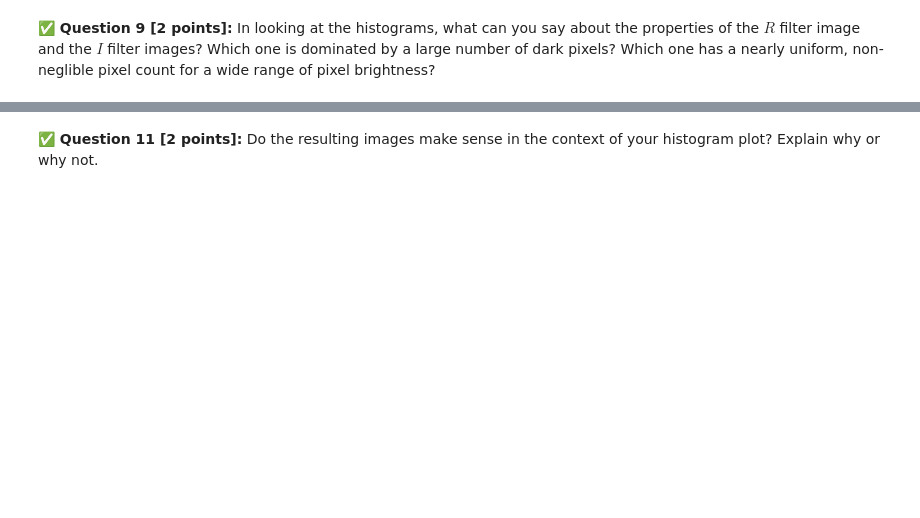
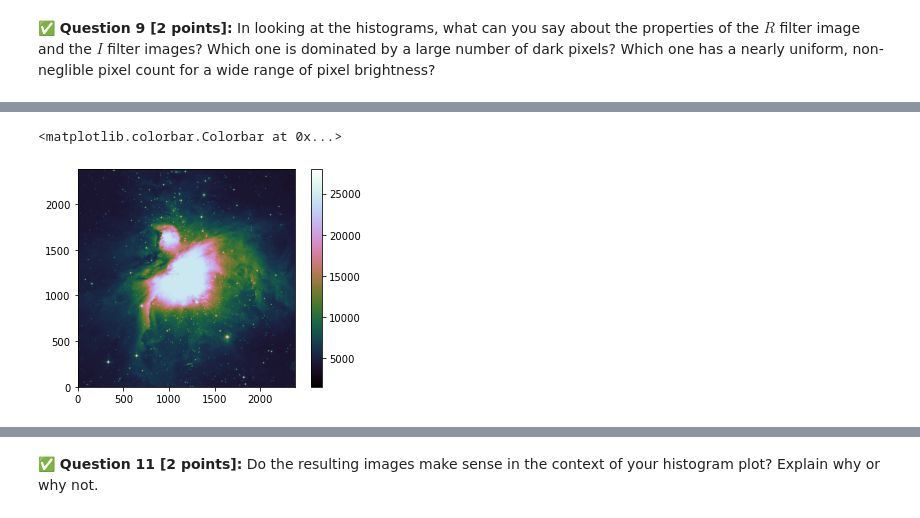
Before and after one commit to Michael-Bellaver/cmse202-s21-turnin, a Jupyter notebook: hw-01/HW-01_GitPracticeDebuggingAndPythonPackages-STUDENT.ipynb, the cells around one changed output, grey strips where cells are left out. Saved outputs shown, nothing was run; the diff lists cells and outputs as text; code cells hidden in the pictures; blank space fills up the shorter version.

```diff
--- a/hw-01/HW-01_GitPracticeDebuggingAndPythonPackages-STUDENT.ipynb
+++ b/hw-01/HW-01_GitPracticeDebuggingAndPythonPackages-STUDENT.ipynb
@@ -261,3 +274,8 @@ Now that you have a bit of understanding about the the properties of the images
 <div align="center"><img src="https://www.noao.edu/image_gallery/images/d3/02677.jpg" width=200px alt="Image credit: www.noao.edu"></div>
 # %%
 # Put your code here
+plt.imshow(ir, cmap='cubehelix', origin='lower')
+plt.colorbar()
+# %% [output]
+<matplotlib.colorbar.Colorbar at 0x...>
+[figure, added]
```
Also changed, not shown: parts of 11 cells of this notebook.
